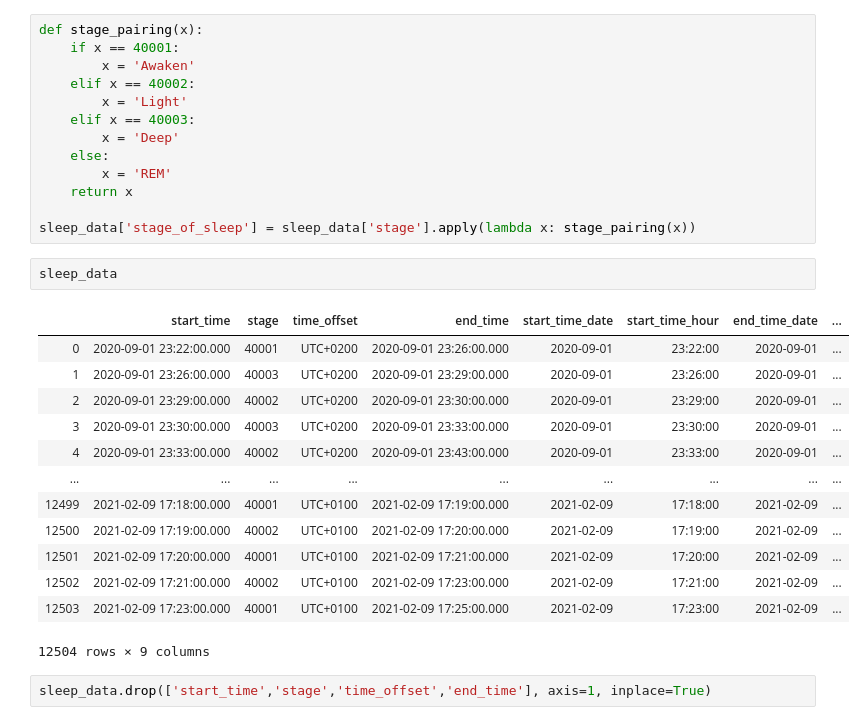
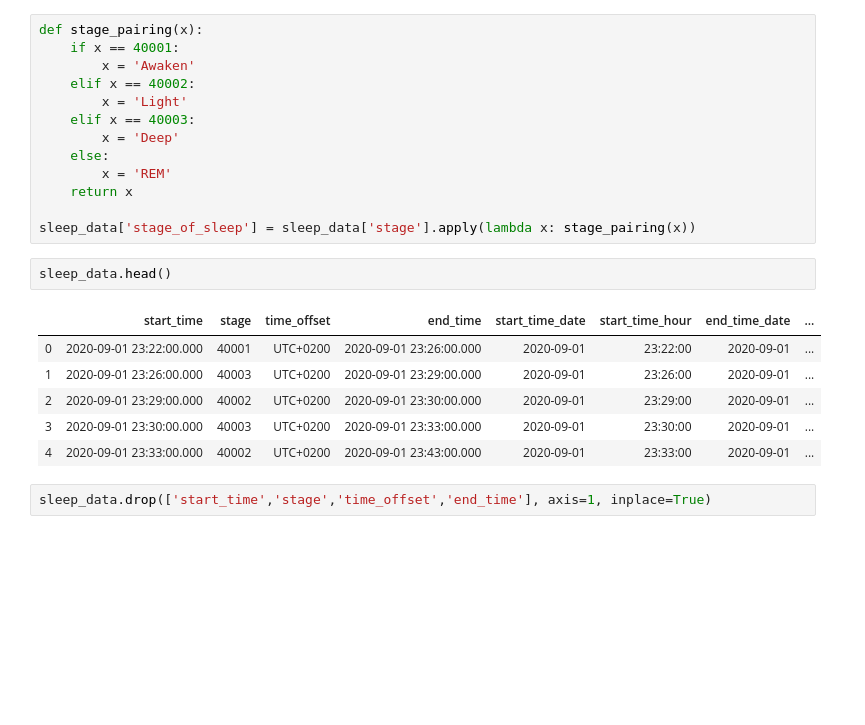
Before and after one commit to SalimAmarti/Sleep_Analysis, a Jupyter notebook: Sleep analysis.ipynb, the cells around one changed output. Drawn from its saved outputs; the diff is of its cells as text; blank space fills up the shorter version.

```diff
--- a/Sleep analysis.ipynb
+++ b/Sleep analysis.ipynb
@@ -122,21 +94,14 @@ def stage_pairing(x):
 
 sleep_data['stage_of_sleep'] = sleep_data['stage'].apply(lambda x: stage_pairing(x))
 # %%
-sleep_data
+sleep_data.head()
 # %% [output]
 |  | start_time | stage | time_offset | end_time | start_time_date | start_time_hour | end_time_date | ... |
 | 0 | 2020-09-01 23:22:00.000 | 40001 | UTC+0200 | 2020-09-01 23:26:00.000 | 2020-09-01 | 23:22:00 | 2020-09-01 | ... |
 | 1 | 2020-09-01 23:26:00.000 | 40003 | UTC+0200 | 2020-09-01 23:29:00.000 | 2020-09-01 | 23:26:00 | 2020-09-01 | ... |
 | 2 | 2020-09-01 23:29:00.000 | 40002 | UTC+0200 | 2020-09-01 23:30:00.000 | 2020-09-01 | 23:29:00 | 2020-09-01 | ... |
 | 3 | 2020-09-01 23:30:00.000 | 40003 | UTC+0200 | 2020-09-01 23:33:00.000 | 2020-09-01 | 23:30:00 | 2020-09-01 | ... |
 | 4 | 2020-09-01 23:33:00.000 | 40002 | UTC+0200 | 2020-09-01 23:43:00.000 | 2020-09-01 | 23:33:00 | 2020-09-01 | ... |
-| ... | ... | ... | ... | ... | ... | ... | ... | ... |
-| 12499 | 2021-02-09 17:18:00.000 | 40001 | UTC+0100 | 2021-02-09 17:19:00.000 | 2021-02-09 | 17:18:00 | 2021-02-09 | ... |
-| 12500 | 2021-02-09 17:19:00.000 | 40002 | UTC+0100 | 2021-02-09 17:20:00.000 | 2021-02-09 | 17:19:00 | 2021-02-09 | ... |
-| 12501 | 2021-02-09 17:20:00.000 | 40001 | UTC+0100 | 2021-02-09 17:21:00.000 | 2021-02-09 | 17:20:00 | 2021-02-09 | ... |
-| 12502 | 2021-02-09 17:21:00.000 | 40002 | UTC+0100 | 2021-02-09 17:23:00.000 | 2021-02-09 | 17:21:00 | 2021-02-09 | ... |
-| 12503 | 2021-02-09 17:23:00.000 | 40001 | UTC+0100 | 2021-02-09 17:25:00.000 | 2021-02-09 | 17:23:00 | 2021-02-09 | ... |
-12504 rows × 9 columns
 # %%
 sleep_data.drop(['start_time','stage','time_offset','end_time'], axis=1, inplace=True)
 # %%
```
Also changed, not shown: parts of 23 cells of this notebook.
